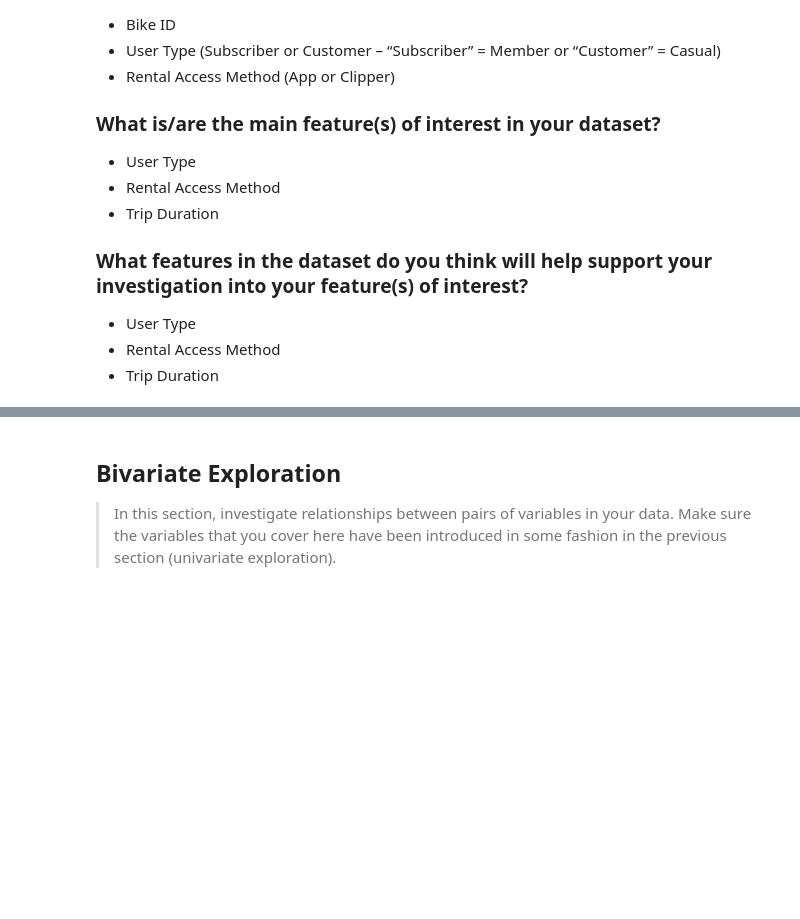
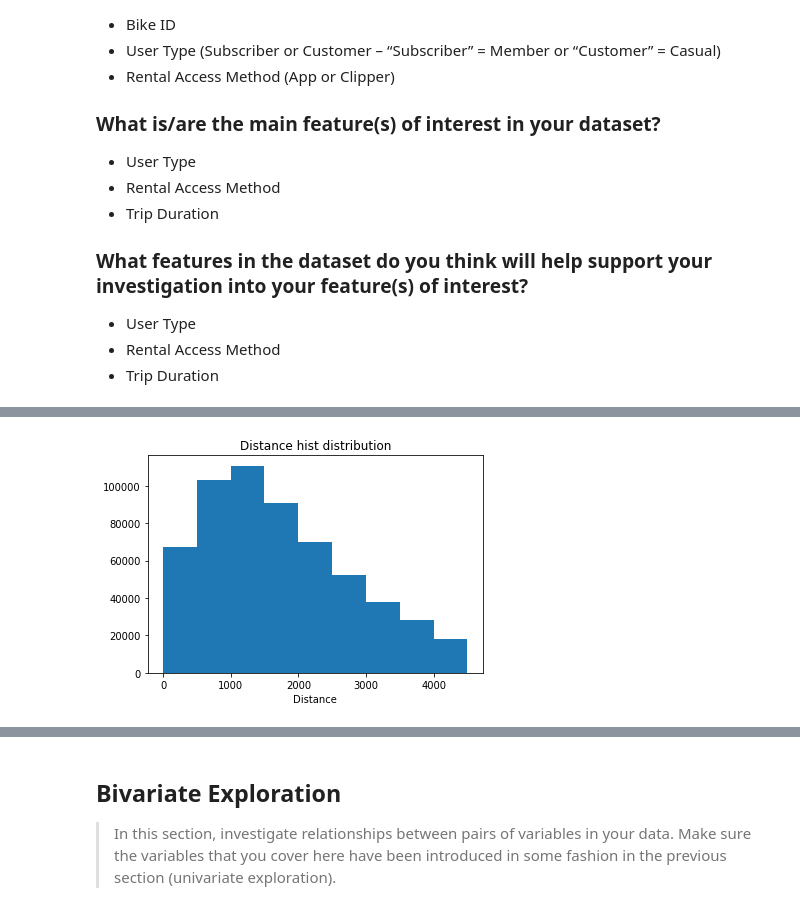
Before and after one commit to Ahmad-Almosallam/Communicate-Data-Findings, a Jupyter notebook: exploration_template.ipynb, the cells around one changed output, grey strips where cells are left out. Drawn from its saved outputs; the diff is of its cells as text; code cells hidden in the pictures; blank space fills up the shorter version.

```diff
--- a/exploration_template.ipynb
+++ b/exploration_template.ipynb
@@ -108,0 +127,20 @@ df.sample()
+# %%
+# This funtion gets the distance between the the start station and the end station
+from math import sin, cos, sqrt, atan2, radians
+
+def distance_between_startStation_endStation (lat1,lon1,lat2,lon2):
+    #  approximate radius of earth in km
+    R = 6373.0
+    lat1 = radians(lat1)
+    lon1 = radians(lon1)
+    lat2 = radians(lat2)
+    lon2 = radians(lon2)
+
+    dlon = lon2 - lon1
+    dlat = lat2 - lat1
+
+    a = sin(dlat / 2)**2 + cos(lat1) * cos(lat2) * sin(dlon / 2)**2
+    c = 2 * atan2(sqrt(a), sqrt(1 - a))
+
+    distance = R * c
+    return np.float64(round(1000*distance))
@@ -108,0 +149,6 @@ df.sample()
+# %%
+# calculating the distance in each trip
+df['distance'] = df.apply(lambda row: distance_between_startStation_endStation
+                          (row['start_station_latitude'],row['start_station_longitude']
+                            ,row['end_station_latitude'],row['end_station_longitude']),axis=1)
+df.sample()
@@ -108,0 +160,4 @@ df.sample()
+# %%
+# Drop some useless columns
+df.drop(axis=1 , columns=['end_station_id' , 'end_station_name' , 'start_station_id' , 'start_station_name' , 'bike_id']
+        , inplace=True)
@@ -108,0 +193,6 @@ df.sample()
+# %%
+df['start_time'] = df['start_time'].astype('datetime64[ns]')
+df['end_time'] = df['end_time'].astype('datetime64[ns]')
+df['user_type'] = df['user_type'].astype('category')
+df['rental_access_method'] = df['rental_access_method'].astype('category')
+df.info()
@@ -149,0 +281,8 @@ you plan on investigating next.
+# %%
+# Distance hist distribution
+bin_edges = np.arange(0, (2133 + 1.5* 1247) +500, 500)
+plt.hist(data = df, x ='distance', bins = bin_edges);
+plt.title('Distance hist distribution')
+plt.xlabel('Distance');
+# %% [output]
+[figure, added]
```
Also changed, not shown: parts of 24 cells of this notebook.
